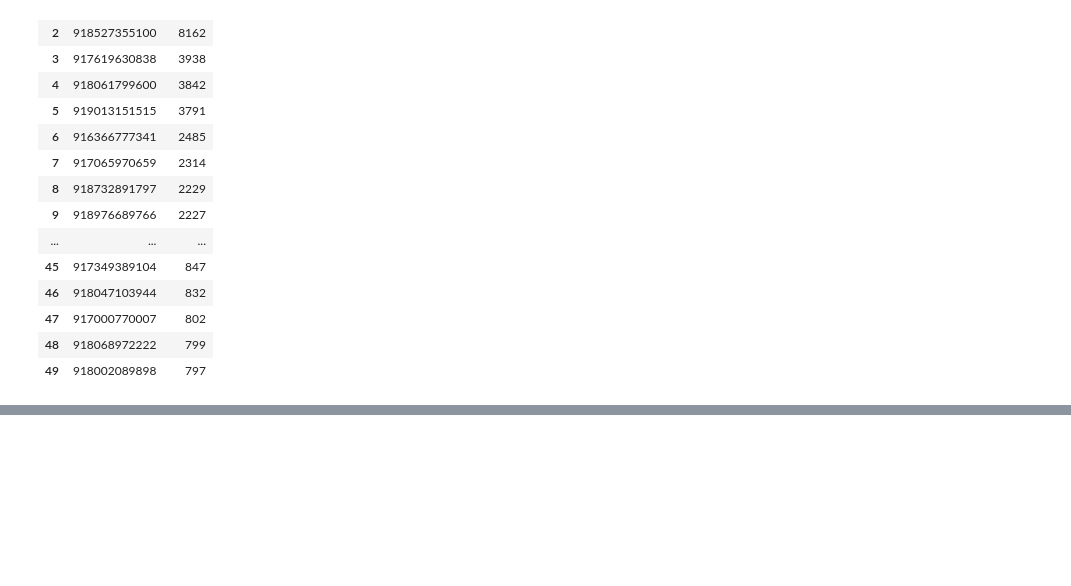
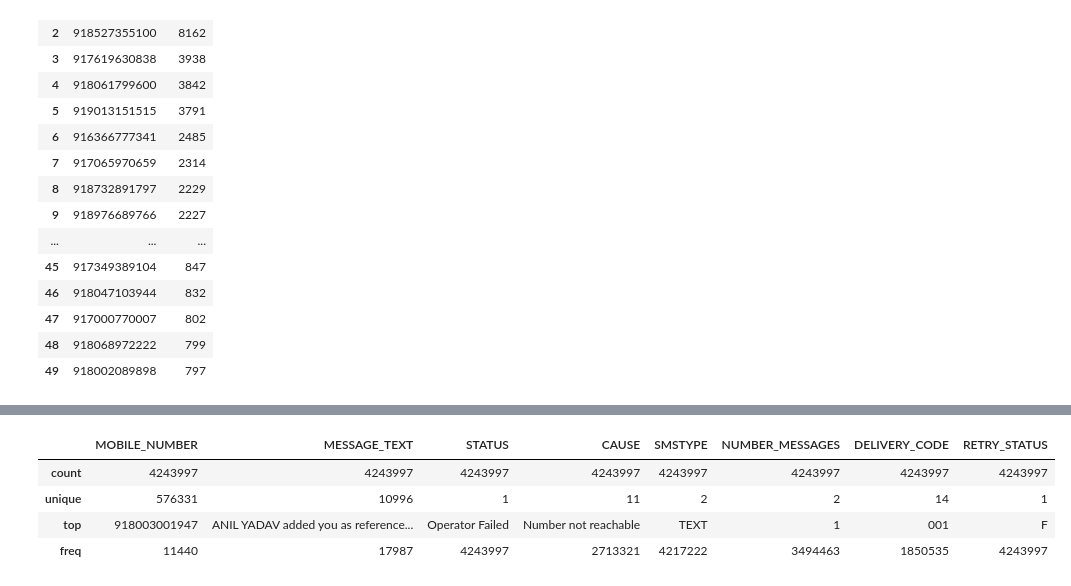
Before and after one commit to asimds/26DECOPFAIL, a Jupyter notebook: Cause.ipynb, the cells around one changed output, grey strips where cells are left out. Saved outputs shown, nothing was run; the diff lists cells and outputs as text; code cells hidden in the pictures; blank space fills up the shorter version.

```diff
--- a/Cause.ipynb
+++ b/Cause.ipynb
@@ -169,0 +211,11 @@ dfm_no.head(50)
+# %%
+# select columns which contain the word reference
+substring_reference=new_df[new_df['MESSAGE_TEXT'].astype(str).str.contains("reference")]
+# %%
+substring_reference.describe()
+# %% [output]
+|  | MOBILE_NUMBER | MESSAGE_TEXT | STATUS | CAUSE | SMSTYPE | NUMBER_MESSAGES | DELIVERY_CODE | RETRY_STATUS |
+| count | 4243997 | 4243997 | 4243997 | 4243997 | 4243997 | 4243997 | 4243997 | 4243997 |
+| unique | 576331 | 10996 | 1 | 11 | 2 | 2 | 14 | 1 |
+| top | 918003001947 | ANIL YADAV added you as reference... | Operator Failed | Number not reachable | TEXT | 1 | 001 | F |
+| freq | 11440 | 17987 | 4243997 | 2713321 | 4217222 | 3494463 | 1850535 | 4243997 |
```
Also changed, not shown: parts of 14 cells of this notebook.
